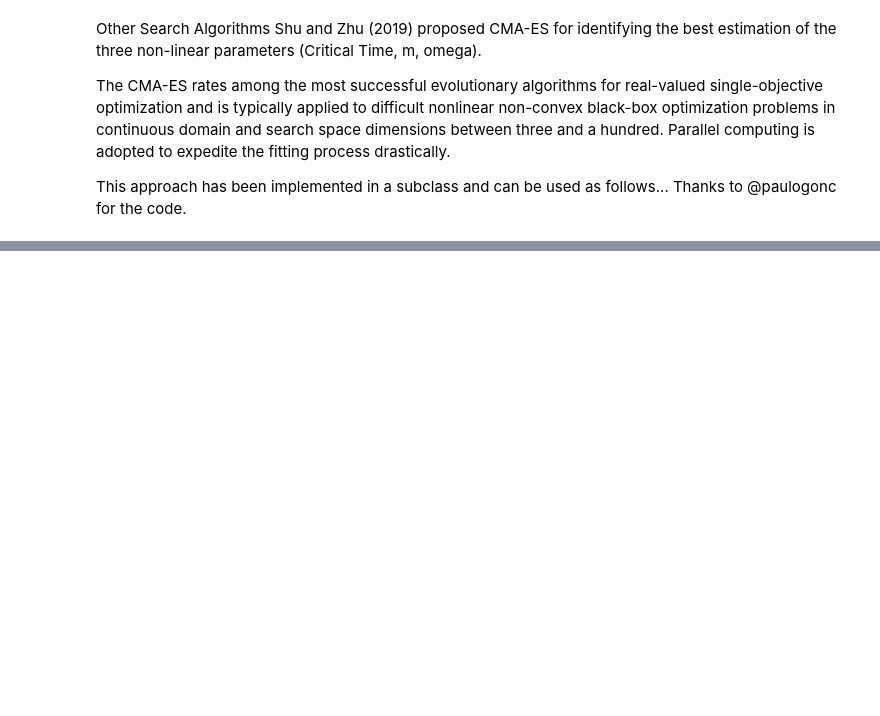
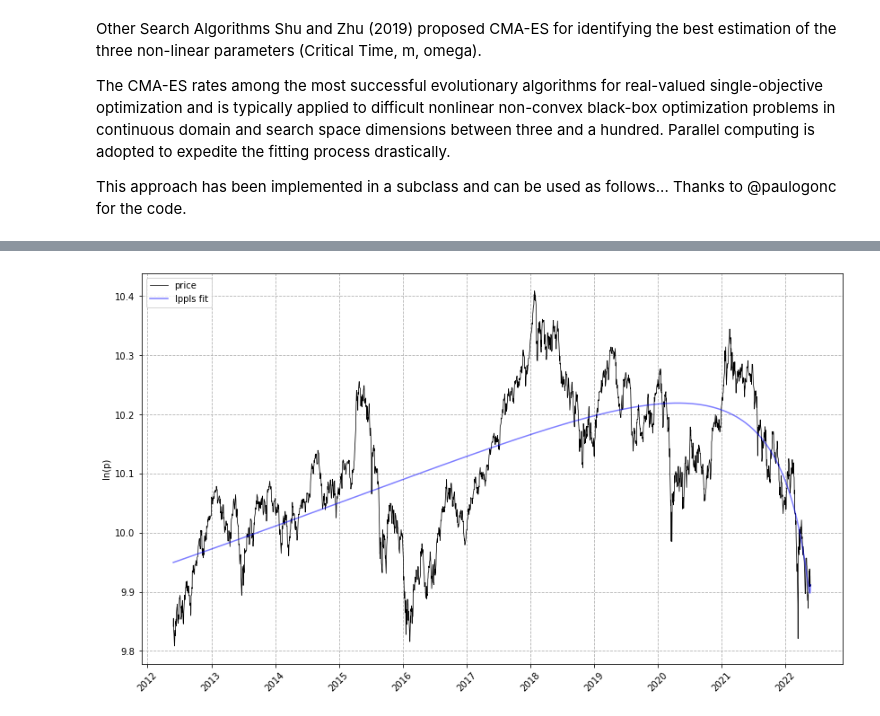
Before and after one commit to Tinspaceandrew/Jupyter-Sharing, a Jupyter notebook: LPPLS demo.ipynb, the cells around one changed output, grey strips where cells are left out. Drawn from its saved outputs; the diff is of its cells as text; code cells hidden in the pictures; blank space fills up the shorter version.

```diff
--- a/LPPLS demo.ipynb
+++ b/LPPLS demo.ipynb
@@ -72,0 +72,4 @@ tc, m, w, a, b, c, c1, c2, O, D = lppls_model.fit(max_iteration=2500, pop_size=4
+# %%
+import yfinance as yf
+sYmbol="^HSI"
+tIme='120mo'
@@ -72,0 +79,14 @@ tc, m, w, a, b, c, c1, c2, O, D = lppls_model.fit(max_iteration=2500, pop_size=4
+# %%
+# download some data from yahoo
+data = yf.download(
+        tickers = sYmbol,
+        period = tIme,
+        interval = '1d'
+    )
+prices = data['Adj Close']
+
+##print(f"Retrieved {len(prices)} data points from Yahoo Finance")
+# %%
+data["Date"] = data.index
+data["Date"] = data.Date.astype(str)
+data.head()
@@ -72,0 +101,27 @@ tc, m, w, a, b, c, c1, c2, O, D = lppls_model.fit(max_iteration=2500, pop_size=4
+# %%
+# read example dataset into df
+##data = data_loader.nasdaq_dotcom()
+
+# convert time to ordinal
+time = [pd.Timestamp.toordinal(dt.strptime(t1, '%Y-%m-%d')) for t1 in data['Date']]
+
+# create list of observation data
+price = np.log(data['Adj Close'].values)
+
+# create observations array (expected format for LPPLS observations)
+observations = np.array([time, price])
+
+# set the max number for searches to perform before giving-up
+# the literature suggests 25
+MAX_SEARCHES = 25
+
+# instantiate a new LPPLS model with the Nasdaq Dot-com bubble dataset
+lppls_model = lppls.LPPLS(observations=observations)
+
+# fit the model to the data and get back the params
+tc, m, w, a, b, c, c1, c2, O, D = lppls_model.fit(MAX_SEARCHES)
+
+# visualize the fit
+lppls_model.plot_fit()
+# %% [output]
+[figure, added]
```
Also changed, not shown: parts of 6 cells of this notebook.
